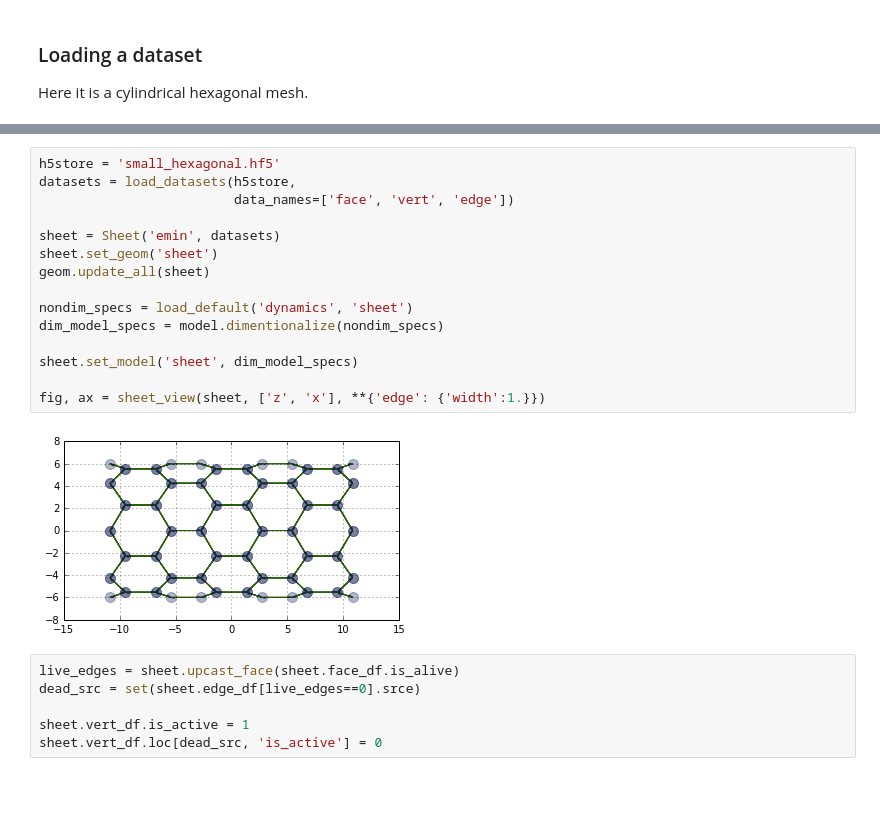
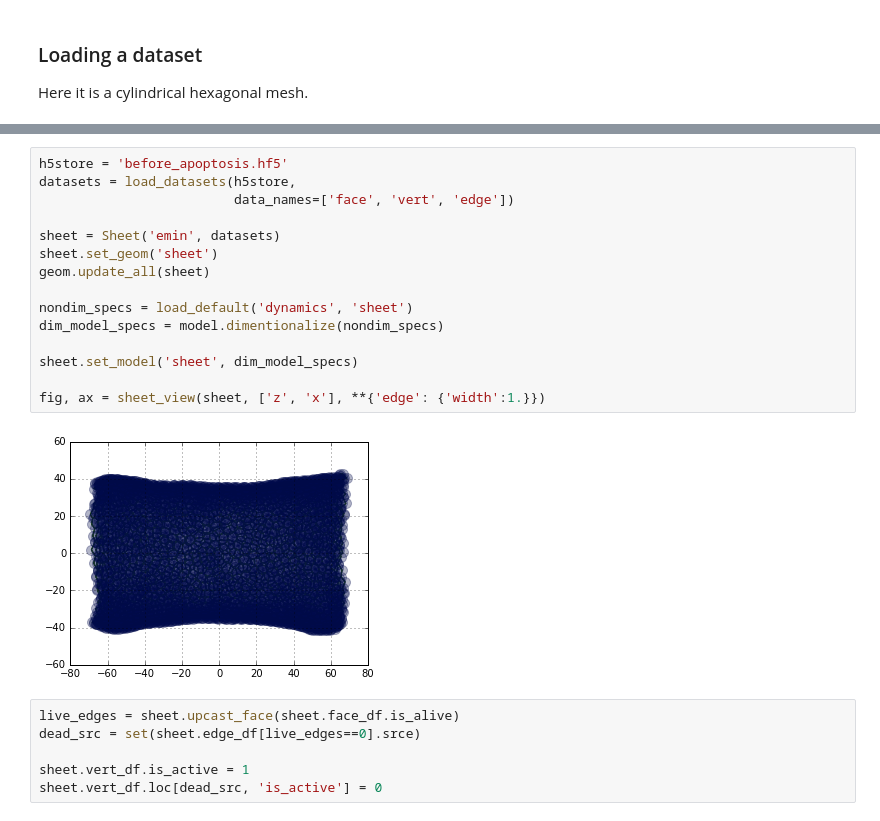
Before and after one commit to glyg/notebooks, a Jupyter notebook: tyssue/dynamics/Apoptosis.ipynb, the cells around one changed output, grey strips where cells are left out. Drawn from its saved outputs; the diff is of its cells as text; blank space fills up the shorter version.

```diff
--- a/tyssue/dynamics/Apoptosis.ipynb
+++ b/tyssue/dynamics/Apoptosis.ipynb
@@ -33,20 +37,20 @@ Here it is a cylindrical hexagonal mesh.
 # %%
-h5store = 'small_hexagonal.hf5'
+h5store = 'before_apoptosis.hf5'
 datasets = load_datasets(h5store,
                          data_names=['face', 'vert', 'edge'])
 
 sheet = Sheet('emin', datasets)
 sheet.set_geom('sheet')
 geom.update_all(sheet)
 
 nondim_specs = load_default('dynamics', 'sheet')
 dim_model_specs = model.dimentionalize(nondim_specs)
 
 sheet.set_model('sheet', dim_model_specs)
 
 fig, ax = sheet_view(sheet, ['z', 'x'], **{'edge': {'width':1.}})
 # %% [output]
-[figure, old version]
+[figure, new version]
 # %%
 live_edges = sheet.upcast_face(sheet.face_df.is_alive)
 dead_src = set(sheet.edge_df[live_edges==0].srce)
```
Also changed, not shown: parts of 13 cells of this notebook, 2 other files.
